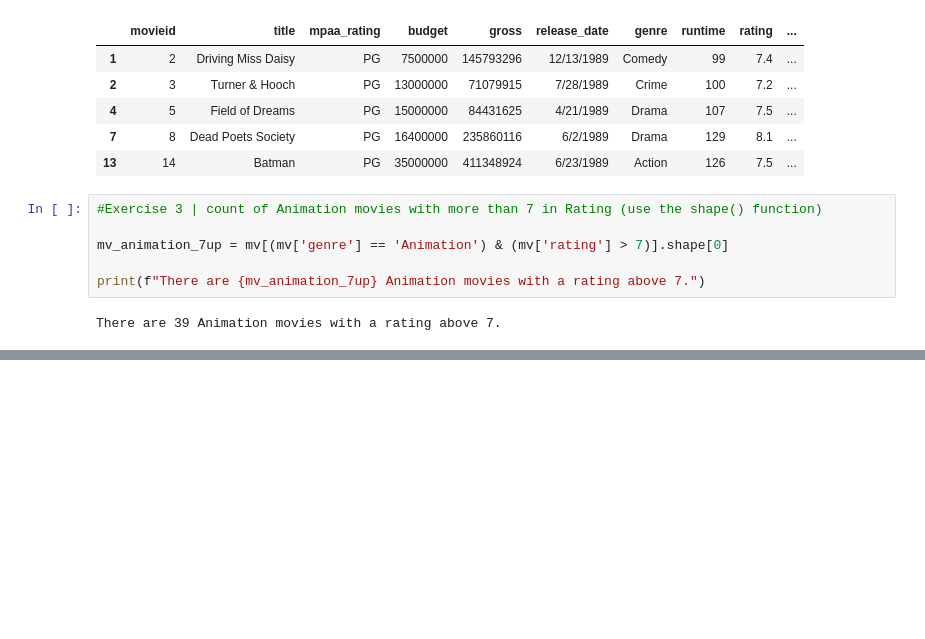
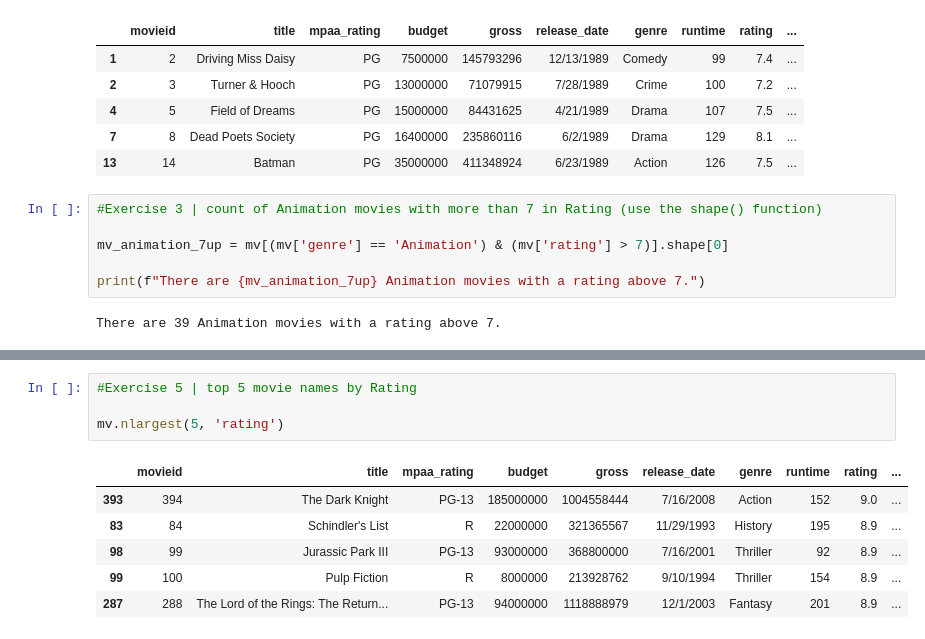
Before and after one commit to RHout19/Project-1, a Jupyter notebook: Model 1/Project 1/Sprint_4_Panda.ipynb, the cells around one changed output, grey strips where cells are left out. Cells and saved outputs as stored; diff of their text form; blank space fills up the shorter version.

```diff
--- a/Model 1/Sprint_4_Panda.ipynb
+++ b/Model 1/Project 1/Sprint_4_Panda.ipynb
@@ -246,0 +269,11 @@ KeyError: "None of [Int64Index([  7500000,   7500000,  13000000,  14000000,  150
+# %%
+#Exercise 5 | top 5 movie names by Rating
+
+mv.nlargest(5, 'rating')
+# %% [output]
+|  | movieid | title | mpaa_rating | budget | gross | release_date | genre | runtime | rating | ... |
+| 393 | 394 | The Dark Knight | PG-13 | 185000000 | 1004558444 | 7/16/2008 | Action | 152 | 9.0 | ... |
+| 83 | 84 | Schindler's List | R | 22000000 | 321365567 | 11/29/1993 | History | 195 | 8.9 | ... |
+| 98 | 99 | Jurassic Park III | PG-13 | 93000000 | 368800000 | 7/16/2001 | Thriller | 92 | 8.9 | ... |
+| 99 | 100 | Pulp Fiction | R | 8000000 | 213928762 | 9/10/1994 | Thriller | 154 | 8.9 | ... |
+| 287 | 288 | The Lord of the Rings: The Return... | PG-13 | 94000000 | 1118888979 | 12/1/2003 | Fantasy | 201 | 8.9 | ... |
```
Also changed, not shown: parts of 10 cells of this notebook, 3 other files.
